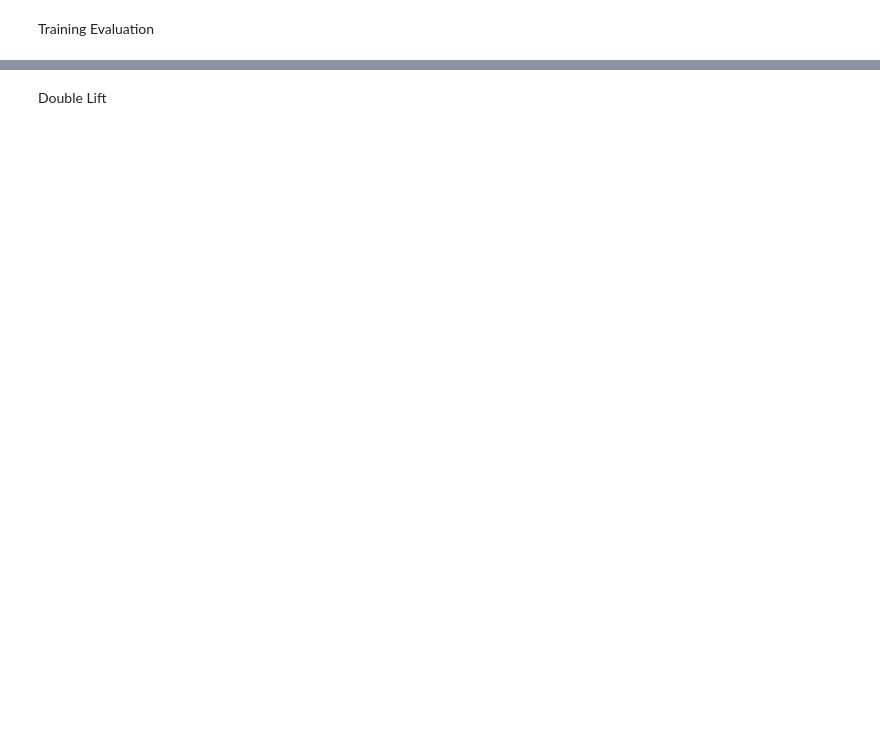
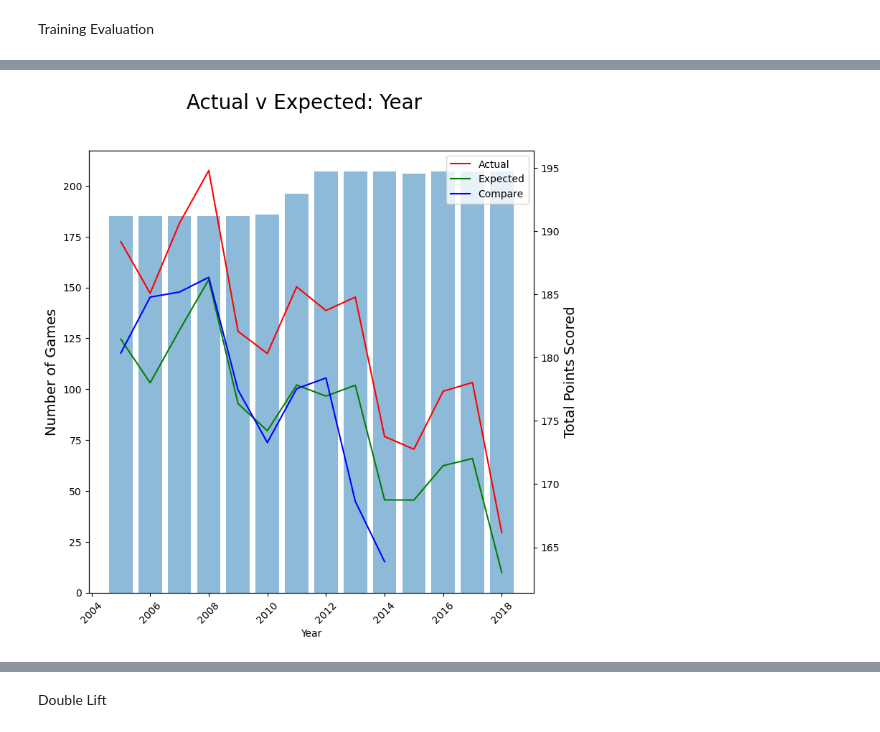
Before and after one commit to ciaran-grant/afl-total-points-model, a Jupyter notebook: notebooks/model_evaluation.ipynb, the cells around one changed output, grey strips where cells are left out. Saved outputs shown, nothing was run; the diff lists cells and outputs as text; code cells hidden in the pictures; blank space fills up the shorter version.

```diff
--- a/notebooks/model_evaluation.ipynb
+++ b/notebooks/model_evaluation.ipynb
@@ -111,6 +160,6 @@ Training Evaluation
 # %%
 train_evaluation_data = X_train_preproc.copy()
 train_evaluation_data['xgb_preds'] = xgb_model.predict(X_train_preproc)
-train_evaluation_data['old_preds'] = 170
+train_evaluation_data['old_preds'] = compare_train_data['xgb_preds']
 train_evaluation_data[response] = training_data[response].reset_index(drop=True)
 train_evaluation_data.head()
@@ -134,4 +200,6 @@ train_xgb_evals.plot_ave()
 # %%
-train_xgb_evals.plot_feature_ave('Venue_Docklands')
+train_xgb_evals.plot_feature_ave('Year')
+# %% [output]
+[figure, added]
 # %%
 train_xgb_evals.plot_feature_ave('Home_Total_Q4_Score_avg2')
```
Also changed, not shown: parts of 42 cells of this notebook.
